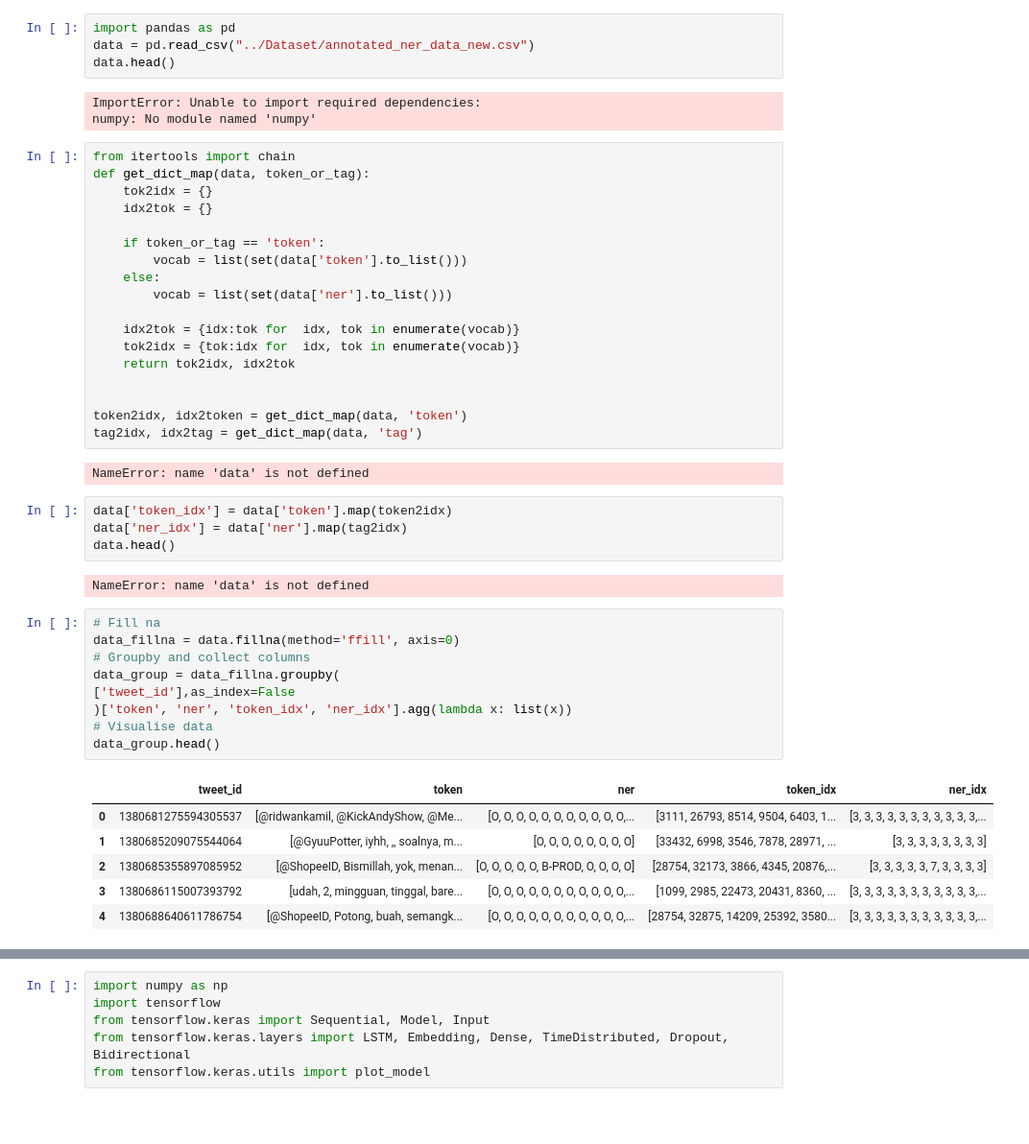
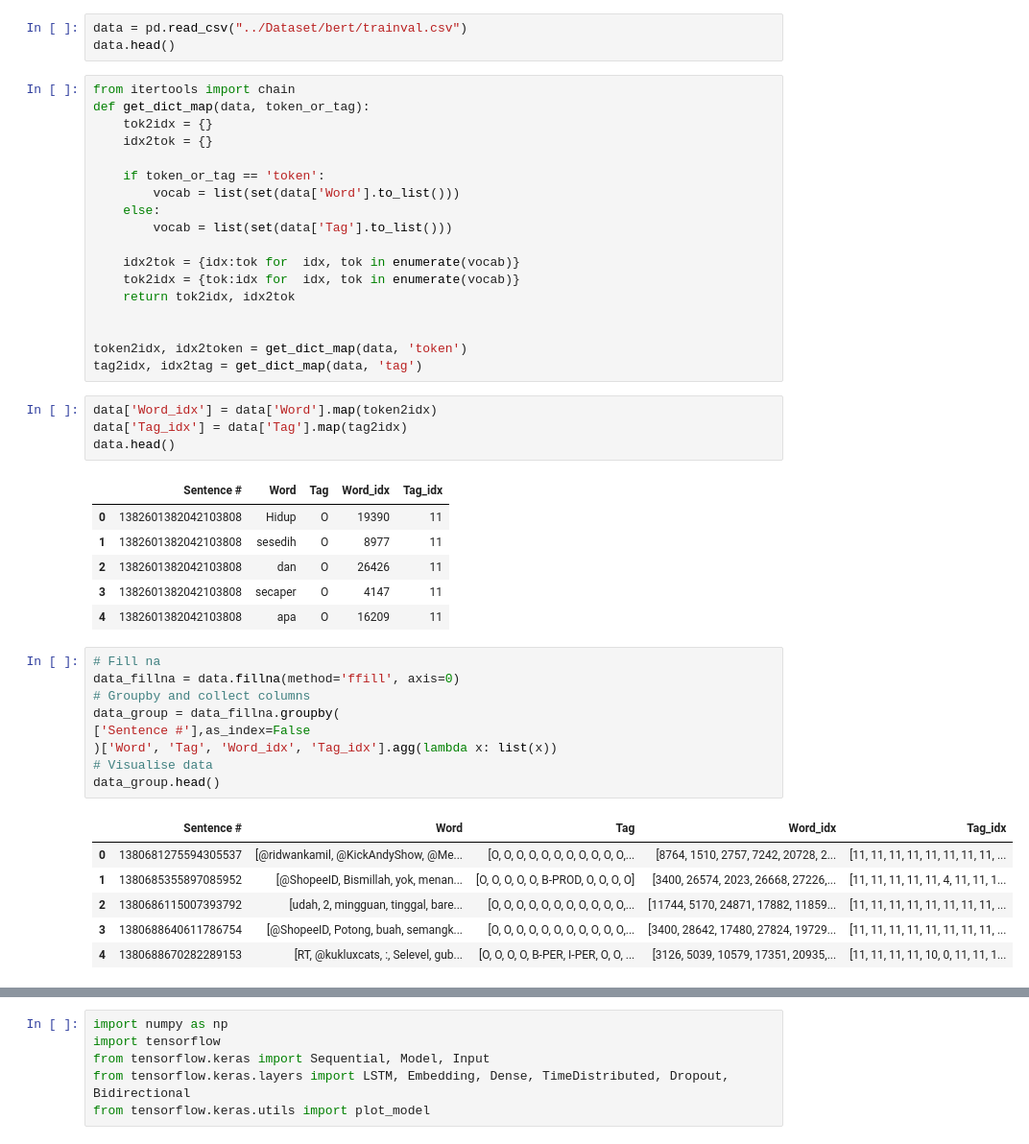
Before and after one commit to anwarfarihin/ner-idn-tweet, a Jupyter notebook: Model/bilstm_keras.ipynb, the cells around one changed output, grey strips where cells are left out. Shown: that part at 96% size. Saved outputs shown, nothing was run; the diff lists cells and outputs as text; blank space fills up the shorter version.

```diff
--- a/Model/bilstm_keras.ipynb
+++ b/Model/bilstm_keras.ipynb
@@ -1,10 +18,6 @@
 # %%
-import pandas as pd
-data = pd.read_csv("../Dataset/annotated_ner_data_new.csv")
+data = pd.read_csv("../Dataset/bert/trainval.csv")
 data.head()
-# %% [output]
-ImportError: Unable to import required dependencies:
-numpy: No module named 'numpy'
 # %%
 from itertools import chain
 def get_dict_map(data, token_or_tag):
@@ -12,9 +25,9 @@ def get_dict_map(data, token_or_tag):
     idx2tok = {}
 
     if token_or_tag == 'token':
-        vocab = list(set(data['token'].to_list()))
+        vocab = list(set(data['Word'].to_list()))
     else:
-        vocab = list(set(data['ner'].to_list()))
+        vocab = list(set(data['Tag'].to_list()))
 
     idx2tok = {idx:tok for  idx, tok in enumerate(vocab)}
     tok2idx = {tok:idx for  idx, tok in enumerate(vocab)}
@@ -23,30 +36,33 @@ def get_dict_map(data, token_or_tag):
 
 token2idx, idx2token = get_dict_map(data, 'token')
 tag2idx, idx2tag = get_dict_map(data, 'tag')
-# %% [output]
-NameError: name 'data' is not defined
 # %%
-data['token_idx'] = data['token'].map(token2idx)
-data['ner_idx'] = data['ner'].map(tag2idx)
+data['Word_idx'] = data['Word'].map(token2idx)
+data['Tag_idx'] = data['Tag'].map(tag2idx)
 data.head()
 # %% [output]
-NameError: name 'data' is not defined
+|  | Sentence # | Word | Tag | Word_idx | Tag_idx |
+| 0 | 1382601382042103808 | Hidup | O | 19390 | 11 |
+| 1 | 1382601382042103808 | sesedih | O | 8977 | 11 |
+| 2 | 1382601382042103808 | dan | O | 26426 | 11 |
+| 3 | 1382601382042103808 | secaper | O | 4147 | 11 |
+| 4 | 1382601382042103808 | apa | O | 16209 | 11 |
 # %%
 # Fill na
 data_fillna = data.fillna(method='ffill', axis=0)
 # Groupby and collect columns
 data_group = data_fillna.groupby(
-['tweet_id'],as_index=False
-)['token', 'ner', 'token_idx', 'ner_idx'].agg(lambda x: list(x))
+['Sentence #'],as_index=False
+)['Word', 'Tag', 'Word_idx', 'Tag_idx'].agg(lambda x: list(x))
 # Visualise data
 data_group.head()
 # %% [output]
-|  | tweet_id | token | ner | token_idx | ner_idx |
-| 0 | 1380681275594305537 | [@ridwankamil, @KickAndyShow, @Me... | [O, O, O, O, O, O, O, O, O, O, O,... | [3111, 26793, 8514, 9504, 6403, 1... | [3, 3, 3, 3, 3, 3, 3, 3, 3, 3, 3,... |
-| 1 | 1380685209075544064 | [@GyuuPotter, iyhh, ,, soalnya, m... | [O, O, O, O, O, O, O, O] | [33432, 6998, 3546, 7878, 28971, ... | [3, 3, 3, 3, 3, 3, 3, 3] |
-| 2 | 1380685355897085952 | [@ShopeeID, Bismillah, yok, menan... | [O, O, O, O, O, B-PROD, O, O, O, O] | [28754, 32173, 3866, 4345, 20876,... | [3, 3, 3, 3, 3, 7, 3, 3, 3, 3] |
-| 3 | 1380686115007393792 | [udah, 2, mingguan, tinggal, bare... | [O, O, O, O, O, O, O, O, O, O, O,... | [1099, 2985, 22473, 20431, 8360, ... | [3, 3, 3, 3, 3, 3, 3, 3, 3, 3, 3,... |
-| 4 | 1380688640611786754 | [@ShopeeID, Potong, buah, semangk... | [O, O, O, O, O, O, O, O, O, O, O,... | [28754, 32875, 14209, 25392, 3580... | [3, 3, 3, 3, 3, 3, 3, 3, 3, 3, 3,... |
+|  | Sentence # | Word | Tag | Word_idx | Tag_idx |
+| 0 | 1380681275594305537 | [@ridwankamil, @KickAndyShow, @Me... | [O, O, O, O, O, O, O, O, O, O, O,... | [8764, 1510, 2757, 7242, 20728, 2... | [11, 11, 11, 11, 11, 11, 11, 11, ... |
+| 1 | 1380685355897085952 | [@ShopeeID, Bismillah, yok, menan... | [O, O, O, O, O, B-PROD, O, O, O, O] | [3400, 26574, 2023, 26668, 27226,... | [11, 11, 11, 11, 11, 4, 11, 11, 1... |
+| 2 | 1380686115007393792 | [udah, 2, mingguan, tinggal, bare... | [O, O, O, O, O, O, O, O, O, O, O,... | [11744, 5170, 24871, 17882, 11859... | [11, 11, 11, 11, 11, 11, 11, 11, ... |
+| 3 | 1380688640611786754 | [@ShopeeID, Potong, buah, semangk... | [O, O, O, O, O, O, O, O, O, O, O,... | [3400, 28642, 17480, 27824, 19729... | [11, 11, 11, 11, 11, 11, 11, 11, ... |
+| 4 | 1380688670282289153 | [RT, @kukluxcats, :, Selevel, gub... | [O, O, O, O, B-PER, I-PER, O, O, ... | [3126, 5039, 10579, 17351, 20935,... | [11, 11, 11, 11, 10, 0, 11, 11, 1... |
 # %%
 from sklearn.model_selection import train_test_split
 from keras.preprocessing.sequence import pad_sequences
```
Also changed, not shown: parts of 11 cells of this notebook, 19 other files.
